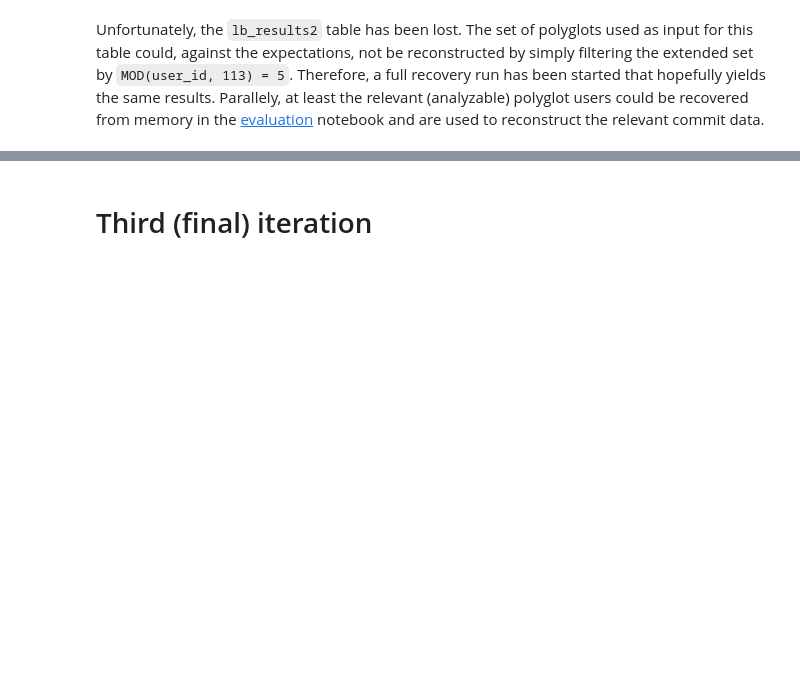
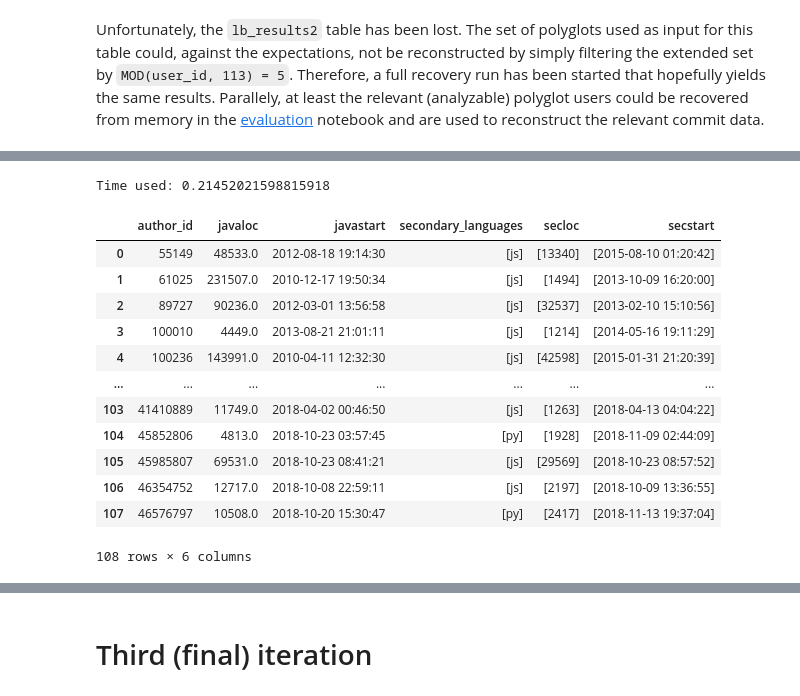
Before and after one commit to LeonBein/CRM20, a Jupyter notebook: RepoAnalysis.ipynb, the cells around one changed output, grey strips where cells are left out. Drawn from its saved outputs; the diff is of its cells as text; code cells hidden in the pictures; blank space fills up the shorter version.

```diff
--- a/RepoAnalysis.ipynb
+++ b/RepoAnalysis.ipynb
@@ -944,0 +976,28 @@ dbUtils.log('lets see', 'resolved.txt')
+# %%
+dbUtils.runQuery('''
+        CREATE MATERIALIZED VIEW crm20.temp_polyglots AS (
+            SELECT temp_java_users.author_id, temp_java_users.loc AS javaLoC,  temp_java_users.first_written as javaStart, ARRAY_AGG(temp_languages.language) AS secondary_languages, ARRAY_AGG(temp_languages.loc) AS secLoC, ARRAY_AGG(temp_languages.first_written) as secStart
+            FROM crm20.temp_java_users, crm20.temp_languages
+            WHERE temp_java_users.author_id = temp_languages.author_id
+            AND (temp_languages.language = 'py' OR temp_languages.language = 'js') AND temp_languages.loc > 1000
+            GROUP BY temp_java_users.author_id, temp_java_users.loc, temp_java_users.first_written
+            HAVING temp_java_users.loc / 2 > ALL(ARRAY_AGG(temp_languages.loc))
+            AND temp_java_users.first_written < ALL(ARRAY_AGG(temp_languages.first_written))
+        );
+        SELECT * FROM crm20.temp_polyglots
+''', mute=True)
+# %% [output]
+Time used: 0.21452021598815918
+|  | author_id | javaloc | javastart | secondary_languages | secloc | secstart |
+| 0 | 55149 | 48533.0 | 2012-08-18 19:14:30 | [js] | [13340] | [2015-08-10 01:20:42] |
+| 1 | 61025 | 231507.0 | 2010-12-17 19:50:34 | [js] | [1494] | [2013-10-09 16:20:00] |
+| 2 | 89727 | 90236.0 | 2012-03-01 13:56:58 | [js] | [32537] | [2013-02-10 15:10:56] |
+| 3 | 100010 | 4449.0 | 2013-08-21 21:01:11 | [js] | [1214] | [2014-05-16 19:11:29] |
+| 4 | 100236 | 143991.0 | 2010-04-11 12:32:30 | [js] | [42598] | [2015-01-31 21:20:39] |
+| ... | ... | ... | ... | ... | ... | ... |
+| 103 | 41410889 | 11749.0 | 2018-04-02 00:46:50 | [js] | [1263] | [2018-04-13 04:04:22] |
+| 104 | 45852806 | 4813.0 | 2018-10-23 03:57:45 | [py] | [1928] | [2018-11-09 02:44:09] |
+| 105 | 45985807 | 69531.0 | 2018-10-23 08:41:21 | [js] | [29569] | [2018-10-23 08:57:52] |
+| 106 | 46354752 | 12717.0 | 2018-10-08 22:59:11 | [js] | [2197] | [2018-10-09 13:36:55] |
+| 107 | 46576797 | 10508.0 | 2018-10-20 15:30:47 | [py] | [2417] | [2018-11-13 19:37:04] |
+108 rows × 6 columns
```
Also changed, not shown: parts of 12 cells of this notebook, 2 other files.
